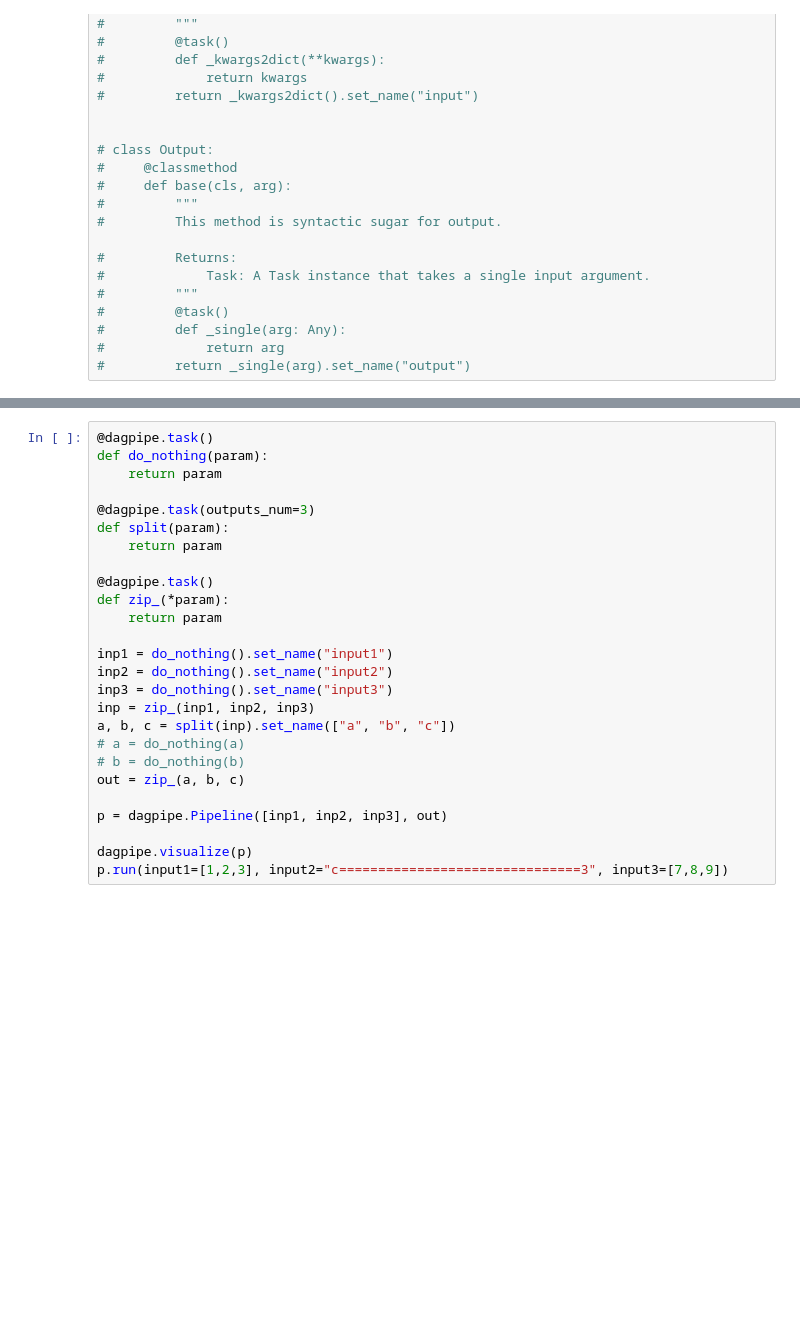
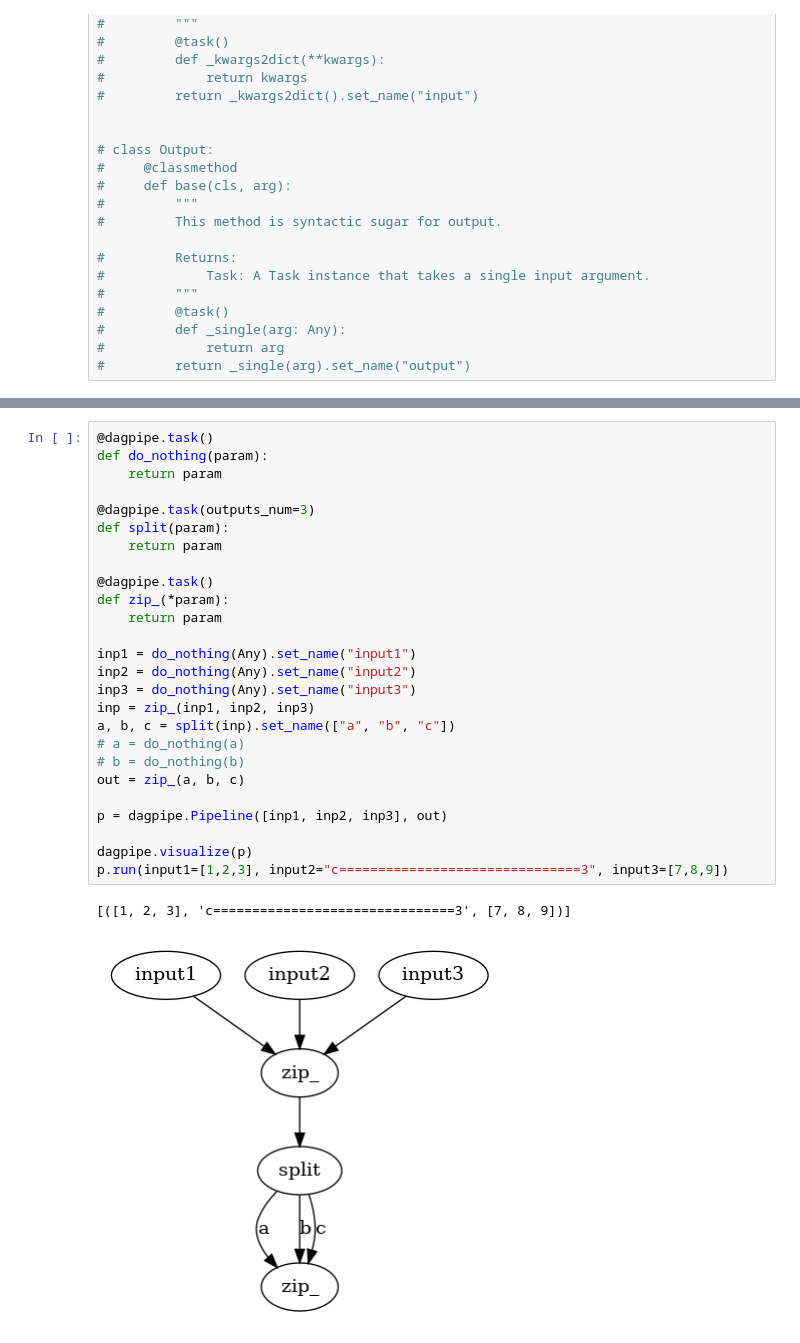
Before and after one commit to WojciechBogobowicz/dagpipe, a Jupyter notebook: notebooks/poc.ipynb, the cells around one changed output, grey strips where cells are left out. Saved outputs shown, nothing was run; the diff lists cells and outputs as text; blank space fills up the shorter version.

```diff
--- a/notebooks/poc.ipynb
+++ b/notebooks/poc.ipynb
@@ -284,29 +356,32 @@ nested_p2.nested_tasks
 # %%
 @dagpipe.task()
 def do_nothing(param):
     return param
 
 @dagpipe.task(outputs_num=3)
 def split(param):
     return param
 
 @dagpipe.task()
 def zip_(*param):
     return param
 
-inp1 = do_nothing().set_name("input1")
-inp2 = do_nothing().set_name("input2")
-inp3 = do_nothing().set_name("input3")
+inp1 = do_nothing(Any).set_name("input1")
+inp2 = do_nothing(Any).set_name("input2")
+inp3 = do_nothing(Any).set_name("input3")
 inp = zip_(inp1, inp2, inp3)
 a, b, c = split(inp).set_name(["a", "b", "c"])
 # a = do_nothing(a)
 # b = do_nothing(b)
 out = zip_(a, b, c)
 
 p = dagpipe.Pipeline([inp1, inp2, inp3], out)
 
 dagpipe.visualize(p)
 p.run(input1=[1,2,3], input2="c===============================3", input3=[7,8,9])
+# %% [output]
+[([1, 2, 3], 'c===============================3', [7, 8, 9])]
+[figure, added]
 # %%
 
 # Example task functions
```
Also changed, not shown: parts of 15 cells of this notebook, 10 other files.
